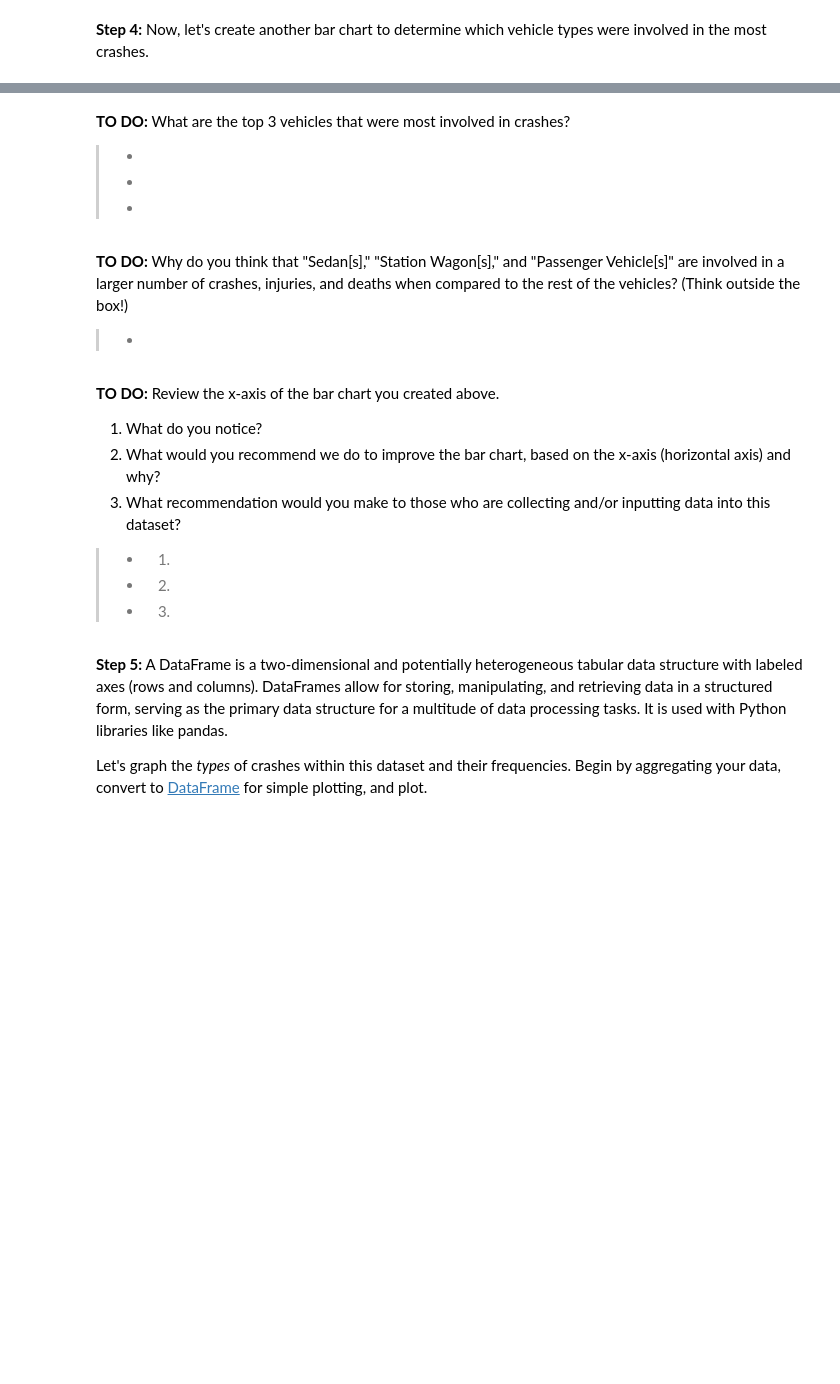
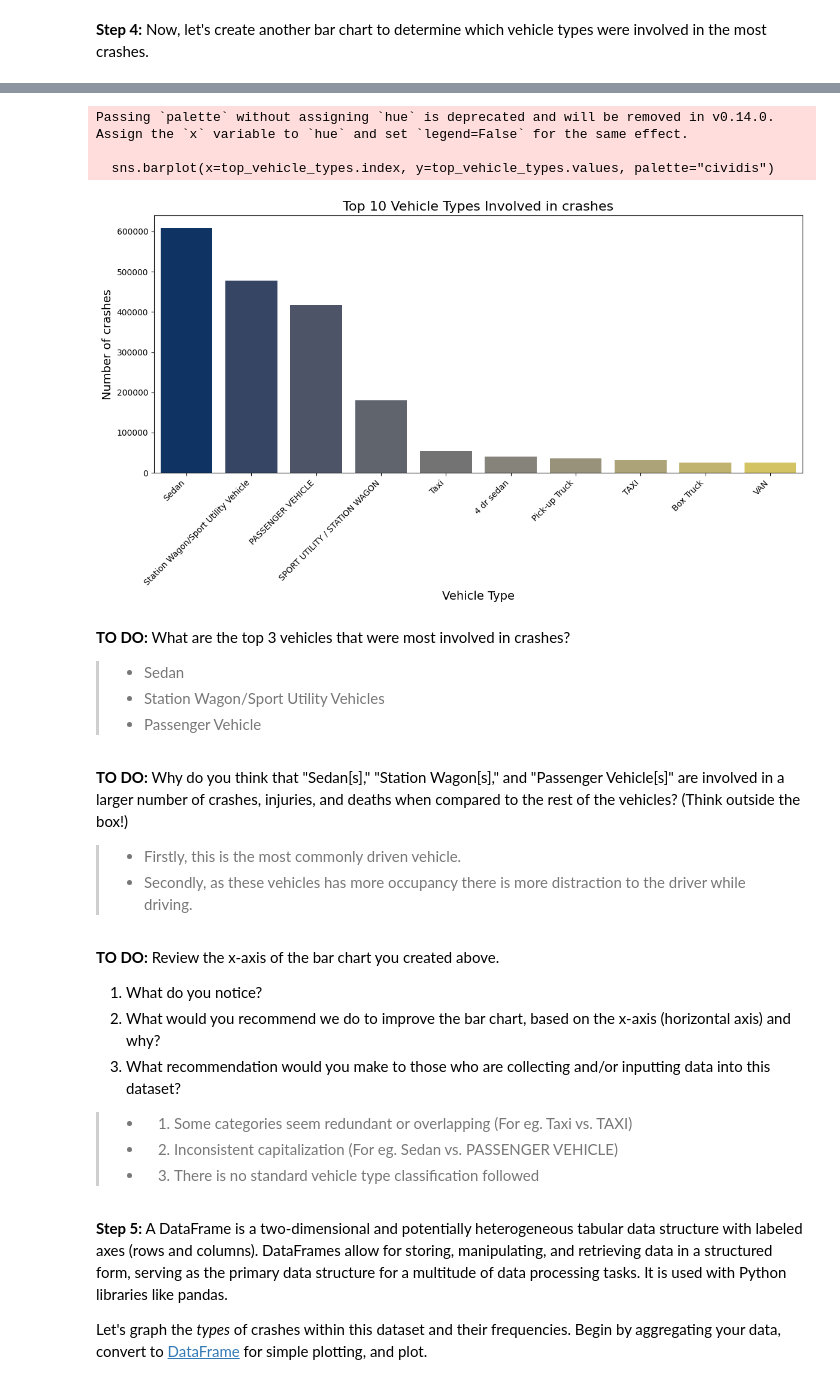
Before and after one commit to Raswanth-Prasath/TDSP, a Jupyter notebook: EXPLORER_ACCELERATOR_Transportation_Data_Science_Project_(TDSP).ipynb, the cells around one changed output, grey strips where cells are left out. Saved outputs shown, nothing was run; the diff lists cells and outputs as text; code cells hidden in the pictures; blank space fills up the shorter version.

```diff
--- a/EXPLORER_ACCELERATOR_Transportation_Data_Science_Project_(TDSP).ipynb
+++ b/EXPLORER_ACCELERATOR_Transportation_Data_Science_Project_(TDSP).ipynb
@@ -277,28 +301,34 @@ plt.show()
 # %%
 # Determine the top vehicle types involved in crashes
-top_vehicle_types = data['VEHICLE TYPE CODE 1'].value_counts().head(10)
+top_vehicle_types = data['vehicle_type_code1'].value_counts().head(10)
 
 # Plotting the top vehicle types
 plt.figure(figsize=(12, 7))
-sns.barplot(x=__________, y=__________, palette="cividis")
+sns.barplot(x=top_vehicle_types.index, y=top_vehicle_types.values, palette="cividis")
 plt.title('Top 10 Vehicle Types Involved in crashes', fontsize=16)
 plt.xlabel('Vehicle Type', fontsize=14)
 plt.ylabel('Number of crashes', fontsize=14)
 plt.xticks(rotation=45, ha='right')
 plt.tight_layout()
 plt.show()
+# %% [output]
+Passing `palette` without assigning `hue` is deprecated and will be removed in v0.14.0. Assign the `x` variable to `hue` and set `legend=False` for the same effect.
+
+  sns.barplot(x=top_vehicle_types.index, y=top_vehicle_types.values, palette="cividis")
+[figure, added]
 # %% [markdown]
 **TO DO:** What are the top 3 vehicles that were most involved in crashes?
 
 
-> *
-> *
-> *
+> *   Sedan
+> *   Station Wagon/Sport Utility Vehicles
+> *   Passenger Vehicle
 # %% [markdown]
 **TO DO:** Why do you think that "Sedan[s]," "Station Wagon[s]," and "Passenger Vehicle[s]" are involved in a larger number of crashes, injuries, and deaths when compared to the rest of the vehicles? (Think outside the box!)
 
 
-> *
+> * Firstly, this is the most commonly driven vehicle.
+> * Secondly, as these vehicles has more occupancy there is more distraction to the driver while driving.
 # %% [markdown]
 **TO DO:** Review the x-axis of the bar chart you created above. </br>
 1) What do you notice? </br>
@@ -306,9 +336,9 @@ plt.show()
 3) What recommendation would you make to those who are collecting and/or inputting data into this dataset?
 
 
-> *  1)
-> *  2)
-> *  3)
+> *  1) Some categories seem redundant or overlapping (For eg. Taxi vs. TAXI)
+> *  2) Inconsistent capitalization (For eg. Sedan vs. PASSENGER VEHICLE)
+> *  3) There is no standard vehicle type classification followed
 # %% [markdown]
 **Step 5:**  A DataFrame is a two-dimensional and potentially heterogeneous tabular data structure with labeled axes (rows and columns). DataFrames allow for storing, manipulating, and retrieving data in a structured form, serving as the primary data structure for a multitude of data processing tasks. It is used with Python libraries like pandas.
 
```
Also changed, not shown: parts of 9 cells of this notebook.
